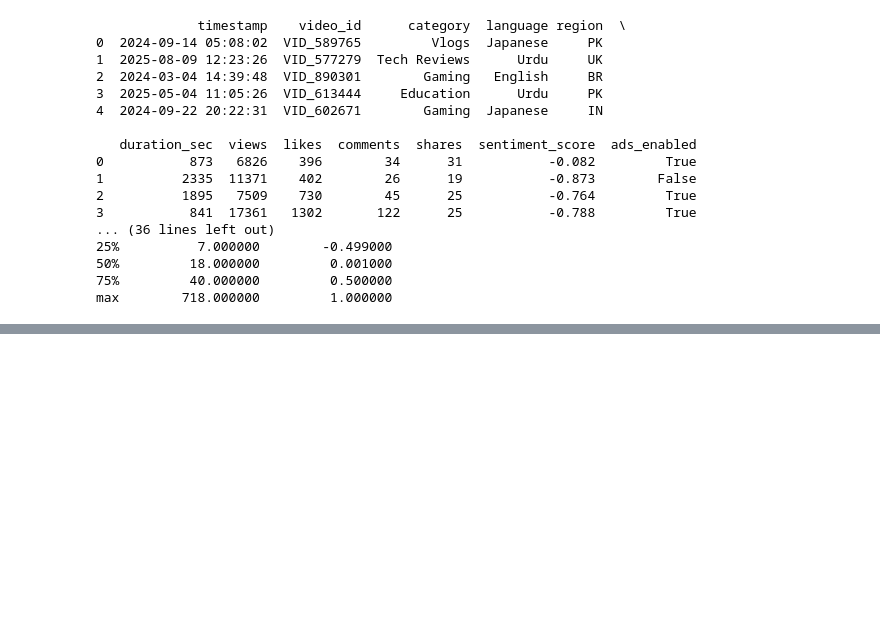
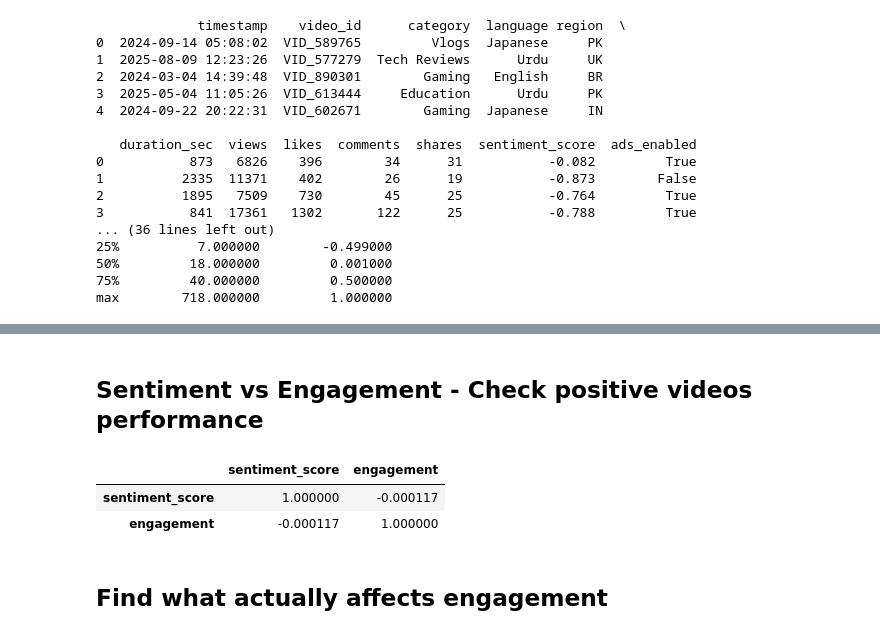
Before and after one commit to BuddhiDihansa/Youtube-Dashboard, a Jupyter notebook: main.ipynb, the cells around one changed output, grey strips where cells are left out. Drawn from its saved outputs; the diff is of its cells as text; code cells hidden in the pictures; blank space fills up the shorter version.

Commit message:
EDA - Find relationships

```diff
--- a/main.ipynb
+++ b/main.ipynb
@@ -39,0 +151,12 @@ print(df.isnull().sum())
+# %% [markdown]
+## Sentiment vs Engagement - Check positive videos performance
+# %%
+df['engagement'] = (df['likes'] + df['comments'] + df['shares']) / df['views']
+
+df[['sentiment_score','engagement']].corr()
+# %% [output]
+|  | sentiment_score | engagement |
+| sentiment_score | 1.000000 | -0.000117 |
+| engagement | -0.000117 | 1.000000 |
+# %% [markdown]
+## Find what actually affects engagement
```
Also changed, not shown: parts of 30 cells of this notebook.
